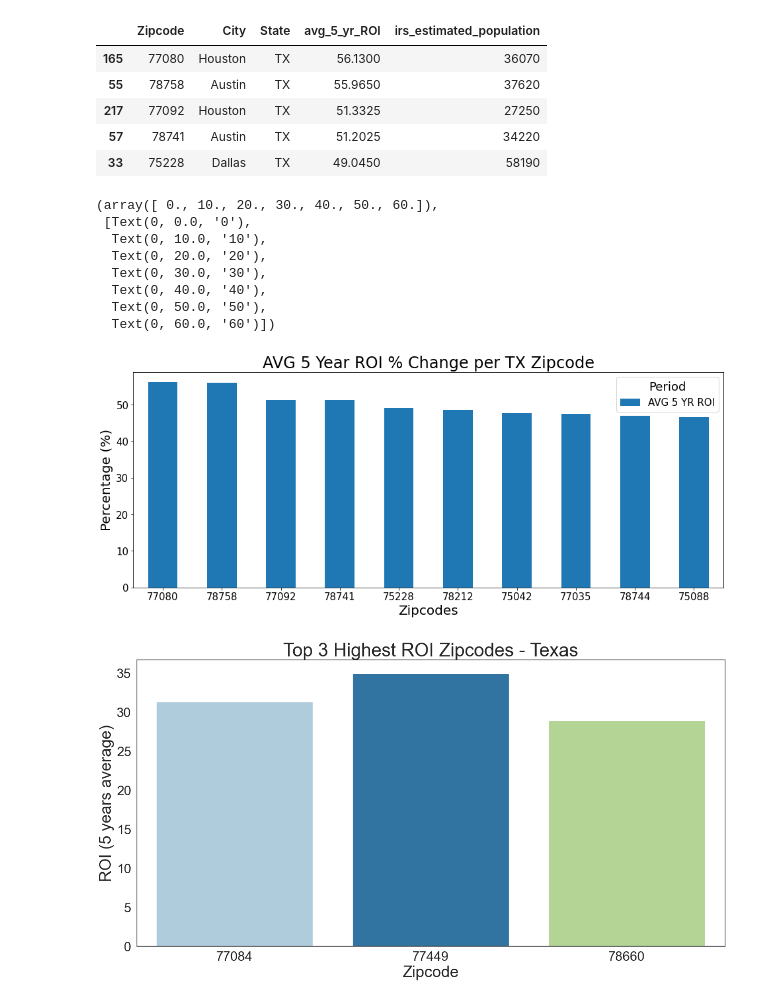
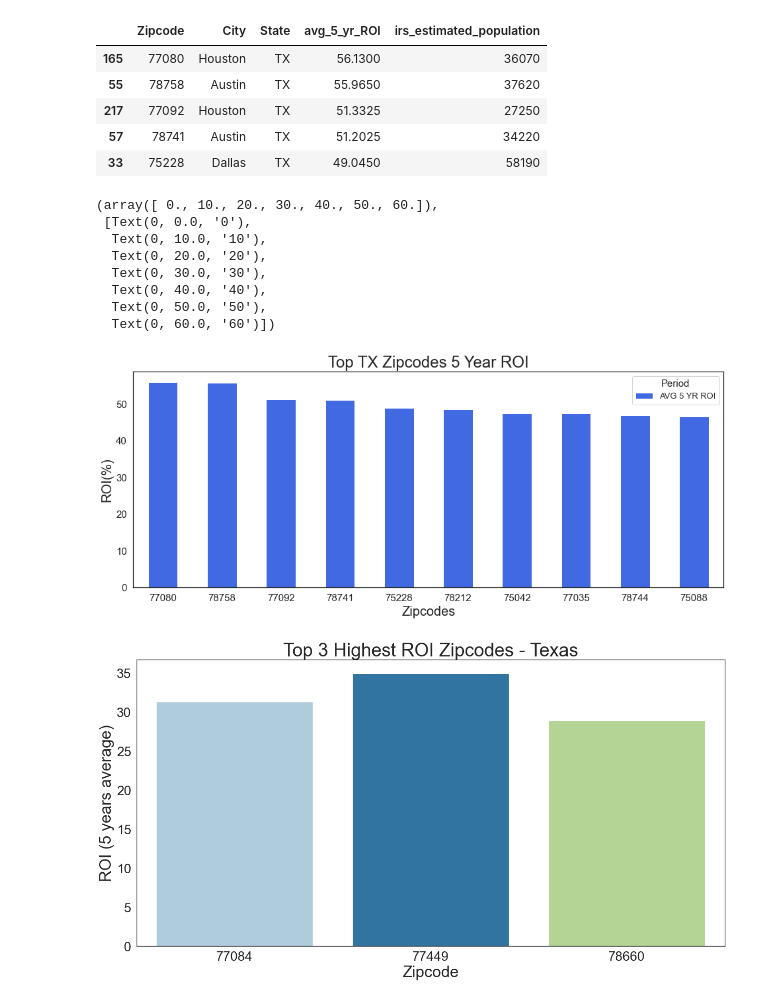
Before and after one commit to learn-co-curriculum/dsc-phase-4-choosing-a-dataset, a Jupyter notebook: time-series/Henry Final Notebook.ipynb, the cells around one changed output. Drawn from its saved outputs; the diff is of its cells as text; code cells hidden in the pictures.

```diff
--- a/time-series/Henry Final Notebook.ipynb
+++ b/time-series/Henry Final Notebook.ipynb
@@ -402,22 +385,22 @@ plt.show()
 # %%
-ax = df_Texas.sort_values('avg_5_yr_ROI',ascending=False).head(10).plot(x="Zipcode", y='avg_5_yr_ROI', kind="bar", figsize=(16,6), label = "AVG 5 YR ROI")
+ax = df_Texas.sort_values('avg_5_yr_ROI',ascending=False).head(10).plot(x="Zipcode", y='avg_5_yr_ROI', kind="bar", figsize=(16,6), label = "AVG 5 YR ROI", color = "royalblue")
 
-plt.title('AVG 5 Year ROI % Change per TX Zipcode', size=24)
-plt.legend(loc='best', title='Period',  title_fontsize=18, fontsize=15)
+plt.title('Top TX Zipcodes 5 Year ROI', size=24)
+plt.legend(loc='best', title='Period',  title_fontsize=15, fontsize=13)
 plt.xlabel('Zipcodes', size=20)
 plt.xticks(rotation='horizontal', fontsize=15)
-plt.ylabel('Percentage (%)', size=20)
+plt.ylabel('ROI(%)', size=20)
 plt.yticks(fontsize = 15)
 # %% [output]
 (array([ 0., 10., 20., 30., 40., 50., 60.]),
  [Text(0, 0.0, '0'),
   Text(0, 10.0, '10'),
   Text(0, 20.0, '20'),
   Text(0, 30.0, '30'),
   Text(0, 40.0, '40'),
   Text(0, 50.0, '50'),
   Text(0, 60.0, '60')])
-[figure, old version]
+[figure, new version]
 # %%
 fig, ax = plt.subplots(figsize = (20, 10))
 sns.set(style = 'white')
```
Also changed, not shown: parts of 29 cells of this notebook, 1 other file.
